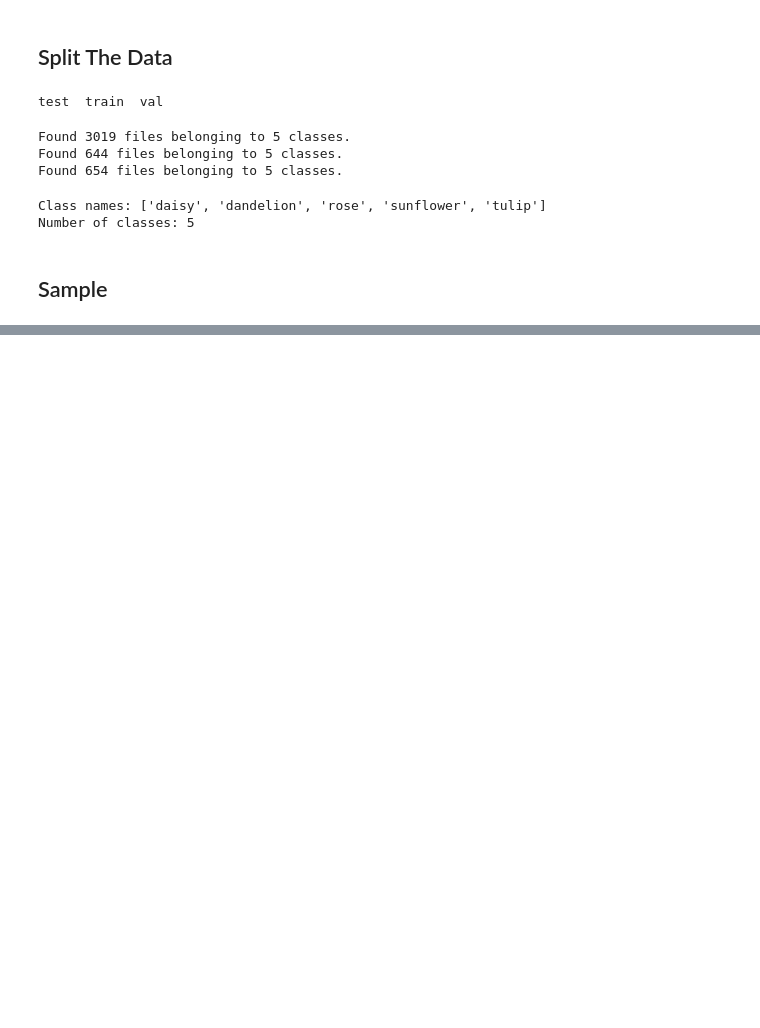
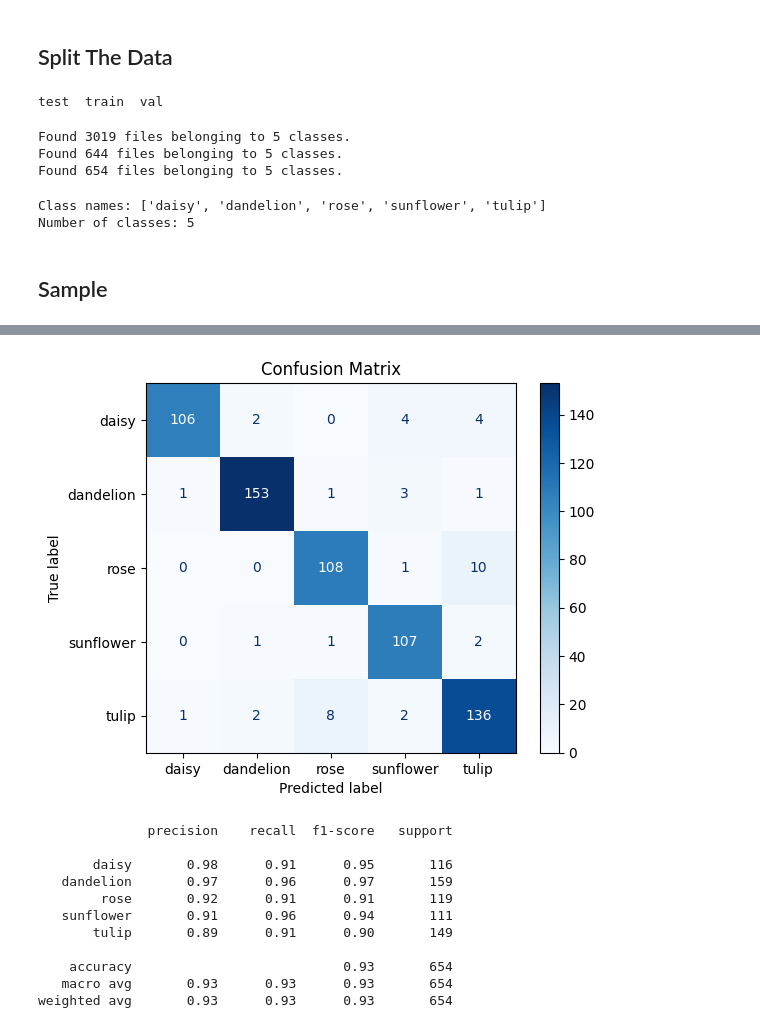
Before and after one commit to Ahmed-Tarek0/Deep-Learning-Implementations, a Jupyter notebook: 02-CNN/Flowers Recognition/flowers_recognition.ipynb, the cells around one changed output, grey strips where cells are left out. Drawn from its saved outputs; the diff is of its cells as text; code cells hidden in the pictures; blank space fills up the shorter version.

```diff
--- a/02-CNN/Flowers Recognition/flowers_recognition.ipynb
+++ b/02-CNN/Flowers Recognition/flowers_recognition.ipynb
@@ -97,0 +216,23 @@ plt.show()
+# %%
+from sklearn.metrics import confusion_matrix, ConfusionMatrixDisplay, classification_report
+import numpy as np
+
+
+y_pred_prob = model.predict(test_ds)
+y_pred = np.argmax(y_pred_prob, axis=1)
+
+y_true = np.concatenate([y for x, y in test_ds], axis=0)
+
+cm = confusion_matrix(y_true, y_pred)
+
+disp = ConfusionMatrixDisplay(
+    confusion_matrix=cm,
+    display_labels=class_names
+)
+
+disp.plot(cmap='Blues')
+plt.title("Confusion Matrix")
+plt.show()
+
+print(classification_report(y_true,y_pred,target_names=class_names))
+# %% [output]
@@ -97,0 +240,12 @@ plt.show()
+[figure, added]
+              precision    recall  f1-score   support
+
+       daisy       0.98      0.91      0.95       116
+   dandelion       0.97      0.96      0.97       159
+        rose       0.92      0.91      0.91       119
+   sunflower       0.91      0.96      0.94       111
+       tulip       0.89      0.91      0.90       149
+
+    accuracy                           0.93       654
+   macro avg       0.93      0.93      0.93       654
+weighted avg       0.93      0.93      0.93       654
```
Also changed, not shown: parts of 18 cells of this notebook.
